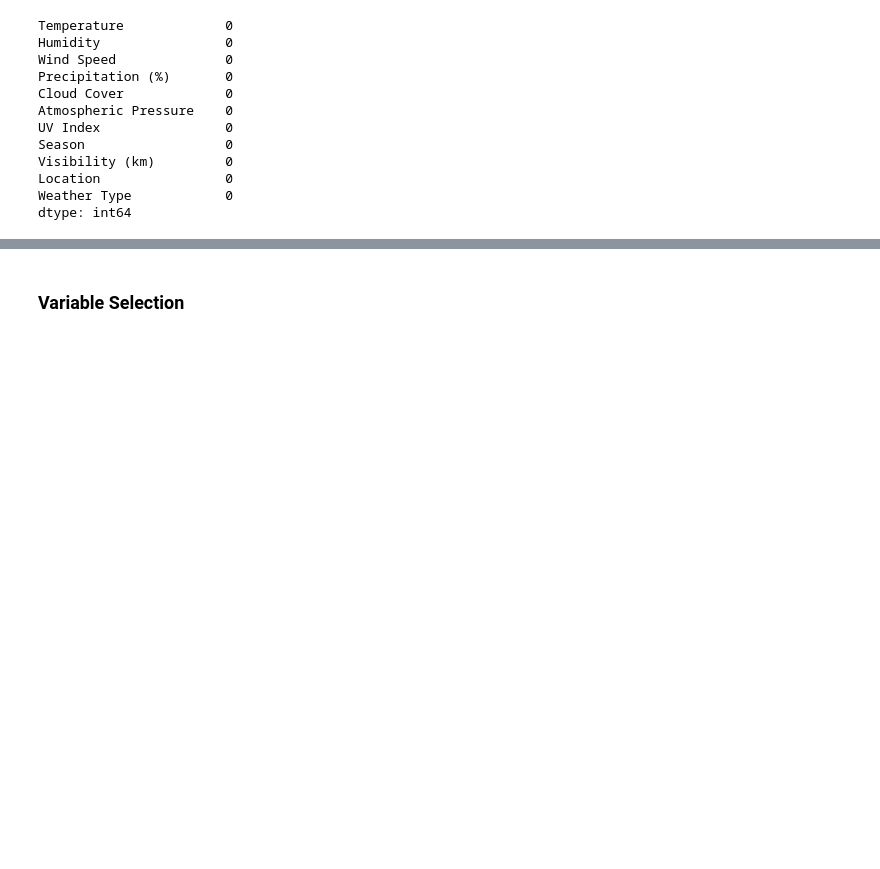
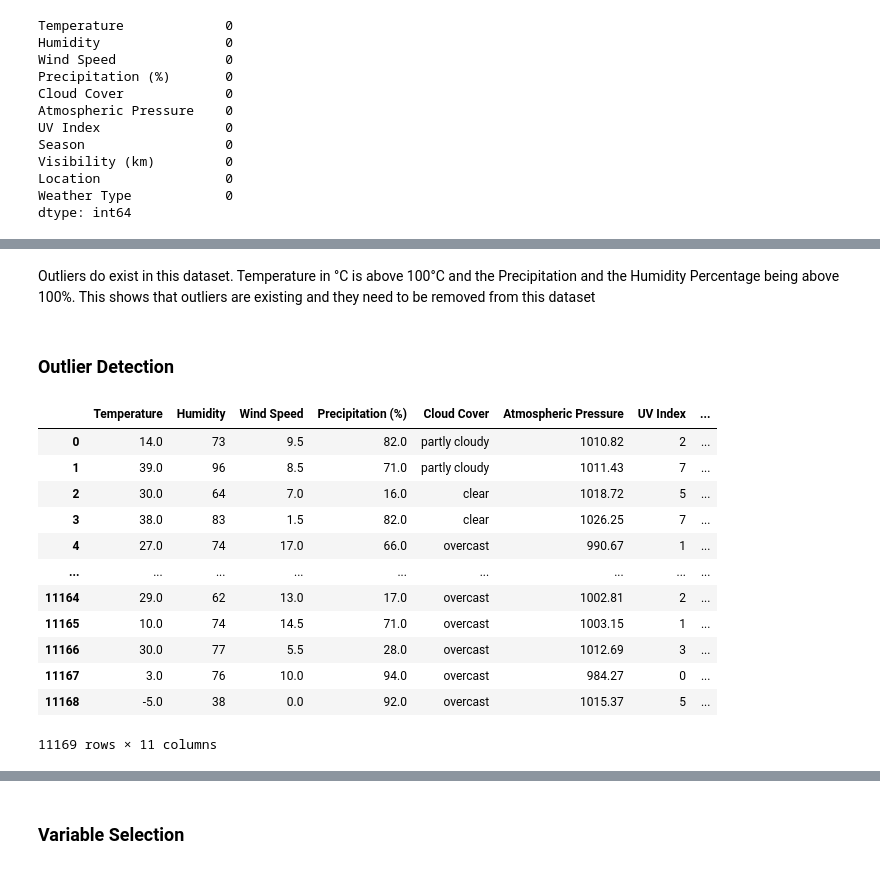
Before and after one commit to ProntoSbinalla/Deep-Learning, a Jupyter notebook: Notebooks/ANN - Weather Classification.ipynb, the cells around one changed output, grey strips where cells are left out. Cells and saved outputs as stored; diff of their text form; code cells hidden in the pictures; blank space fills up the shorter version.

Commit message:
Removed Outliers

```diff
--- a/Notebooks/ANN - Weather Classification.ipynb
+++ b/Notebooks/ANN - Weather Classification.ipynb
@@ -47,0 +81,35 @@ dtype: int64
+# %% [markdown]
+Outliers do exist in this dataset. Temperature in °C is above 100°C and the Precipitation and the Humidity Percentage being above 100%. This shows that outliers are existing and they need to be removed from this dataset
+# %% [markdown]
+### Outlier Detection
+# %%
+cleaned_df = data.copy()
+
+for column in data.columns:
+    if data[column].dtype != 'object':
+        lq = round(data[column].quantile(0.25), 2)
+        up = round(data[column].quantile(0.75), 2)
+        iqr = round(up - lq, 2)
+
+        upper_limit = round(up + 1.5 * iqr, 2)
+        lower_limit = round(lq - 1.5 * iqr, 2)
+
+        cleaned_df = cleaned_df[(cleaned_df[column] >= lower_limit) & (cleaned_df[column] <= upper_limit)]
+
+cleaned_df = cleaned_df[(cleaned_df['Humidity'] <= 100) & (cleaned_df['Precipitation (%)'] <= 100)]
+
+cleaned_df.reset_index(drop = True)
+# %% [output]
+|  | Temperature | Humidity | Wind Speed | Precipitation (%) | Cloud Cover | Atmospheric Pressure | UV Index | ... |
+| 0 | 14.0 | 73 | 9.5 | 82.0 | partly cloudy | 1010.82 | 2 | ... |
+| 1 | 39.0 | 96 | 8.5 | 71.0 | partly cloudy | 1011.43 | 7 | ... |
+| 2 | 30.0 | 64 | 7.0 | 16.0 | clear | 1018.72 | 5 | ... |
+| 3 | 38.0 | 83 | 1.5 | 82.0 | clear | 1026.25 | 7 | ... |
+| 4 | 27.0 | 74 | 17.0 | 66.0 | overcast | 990.67 | 1 | ... |
+| ... | ... | ... | ... | ... | ... | ... | ... | ... |
+| 11164 | 29.0 | 62 | 13.0 | 17.0 | overcast | 1002.81 | 2 | ... |
+| 11165 | 10.0 | 74 | 14.5 | 71.0 | overcast | 1003.15 | 1 | ... |
+| 11166 | 30.0 | 77 | 5.5 | 28.0 | overcast | 1012.69 | 3 | ... |
+| 11167 | 3.0 | 76 | 10.0 | 94.0 | overcast | 984.27 | 0 | ... |
+| 11168 | -5.0 | 38 | 0.0 | 92.0 | overcast | 1015.37 | 5 | ... |
+11169 rows × 11 columns
```
Also changed, not shown: parts of 9 cells of this notebook.
